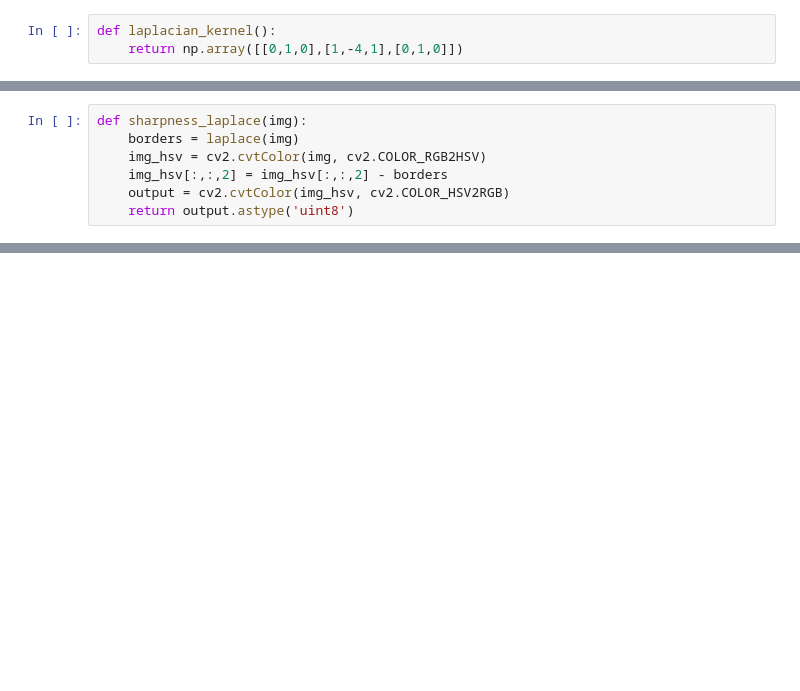
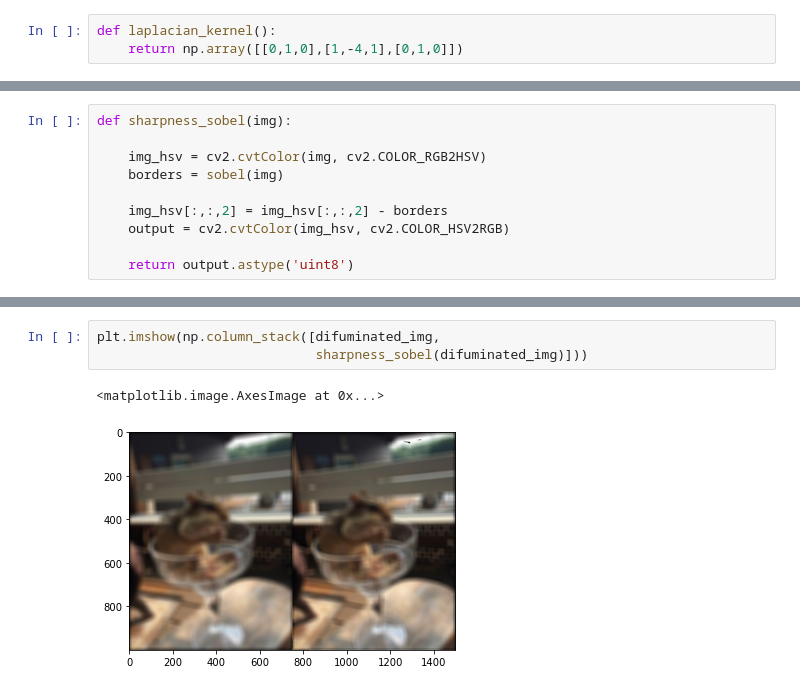
Before and after one commit to DaveAlsina/proyecto1vision, a Jupyter notebook: proyecto1/Proyecto I Filter me.ipynb, the cells around one changed output, grey strips where cells are left out. Drawn from its saved outputs; the diff is of its cells as text; blank space fills up the shorter version.

```diff
--- a/proyecto1/Proyecto I Filter me.ipynb
+++ b/proyecto1/Proyecto I Filter me.ipynb
@@ -139,7 +162,10 @@ plt.imshow(np.column_stack([difuminate_original, output]))
 # %%
-def sharpness_laplace(img):
-    borders = laplace(img)
+def sharpness_sobel(img):
+
     img_hsv = cv2.cvtColor(img, cv2.COLOR_RGB2HSV)
+    borders = sobel(img)
+
     img_hsv[:,:,2] = img_hsv[:,:,2] - borders
     output = cv2.cvtColor(img_hsv, cv2.COLOR_HSV2RGB)
+
     return output.astype('uint8')
@@ -155,0 +172,6 @@ Wall time: 959 ms
+# %%
+plt.imshow(np.column_stack([difuminated_img,
+                            sharpness_sobel(difuminated_img)]))
+# %% [output]
+<matplotlib.image.AxesImage at 0x...>
+[figure, added]
```
Also changed, not shown: parts of 23 cells of this notebook, 1 other file.
